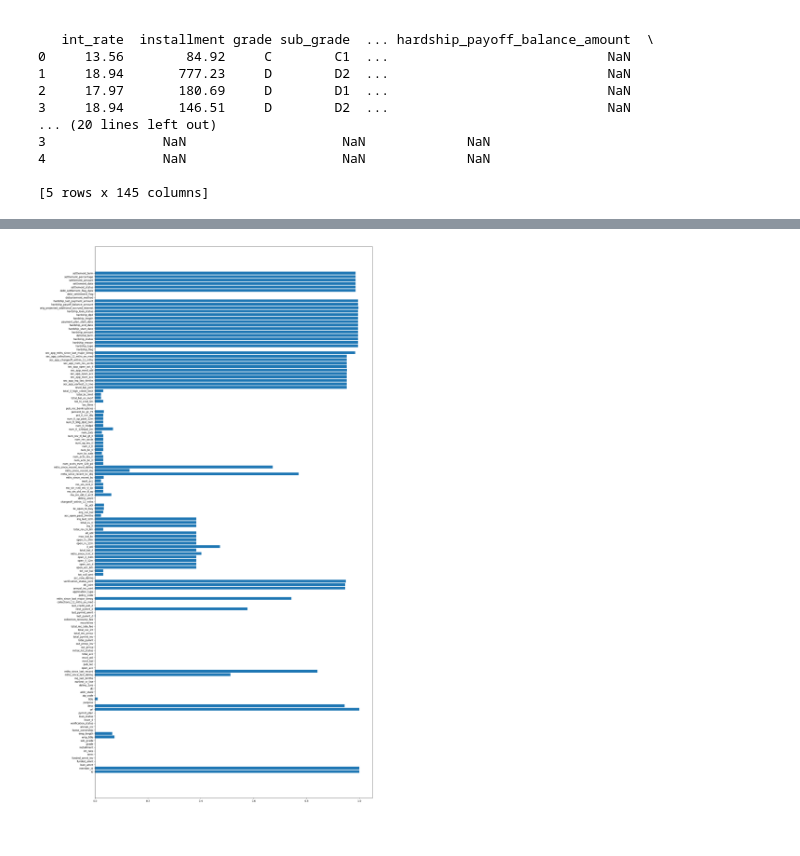
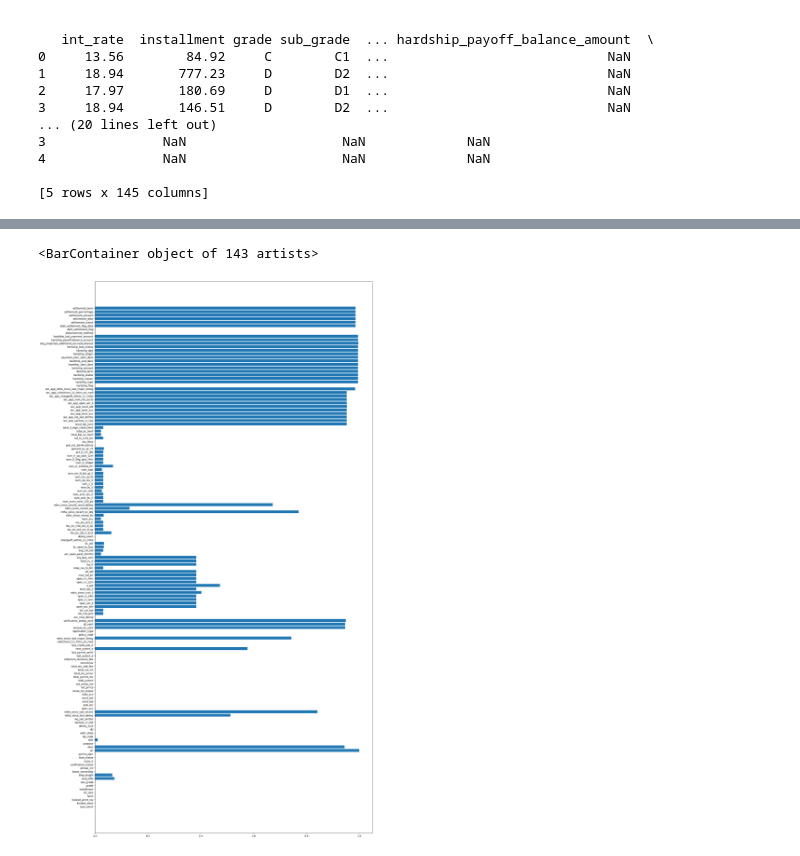
Before and after one commit to acnelexh/Lending_Club_Loan_Prediction, a Jupyter notebook: data.ipynb, the cells around one changed output, grey strips where cells are left out. Saved outputs shown, nothing was run; the diff lists cells and outputs as text; code cells hidden in the pictures.

```diff
--- a/data.ipynb
+++ b/data.ipynb
@@ -21,3 +25,7 @@ df = preprocess.read_data(data_path)
 4               NaN                    NaN             NaN
 
 [5 rows x 145 columns]
+# %%
+df.drop(['id', 'member_id'], axis=1, inplace=True)
+print(df.shape)
+print(df.head())
@@ -24,16 +50,9 @@ df = preprocess.read_data(data_path)
 # %%
 column_names = df.columns
 # check for nan rate
-# plot
 from matplotlib import pyplot as plt
-
 plot, ax = plt.subplots(figsize=(20, 40))
-
 ax.barh(column_names, df.isna().sum() / df.shape[0])
-
-# threshold for nan rate
-threshold = 0.3
-# drop columns
-df = df.dropna(thresh=df.shape[0] * threshold, axis=1)
 # %% [output]
+<BarContainer object of 143 artists>
-[figure, old version]
+[figure, new version]
```
Also changed, not shown: parts of 5 cells of this notebook, 1 other file.
